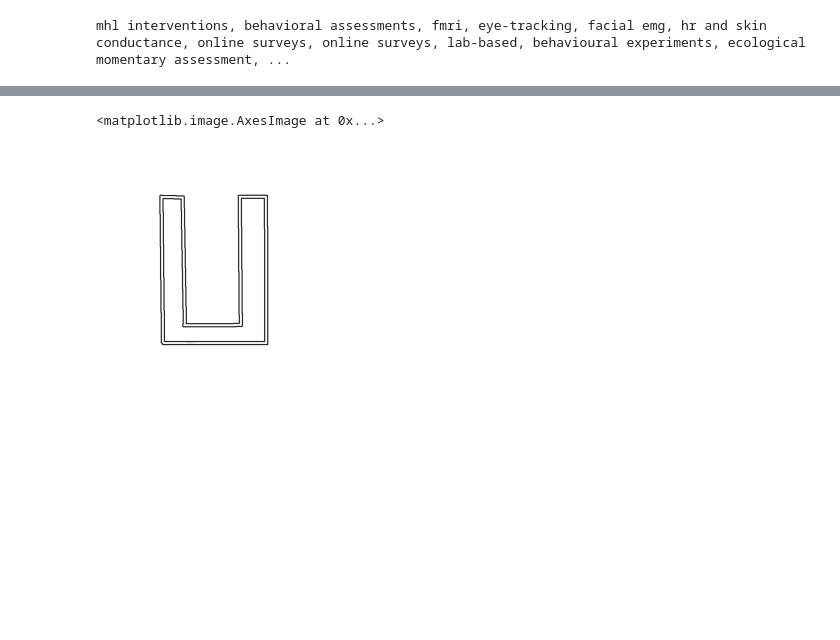
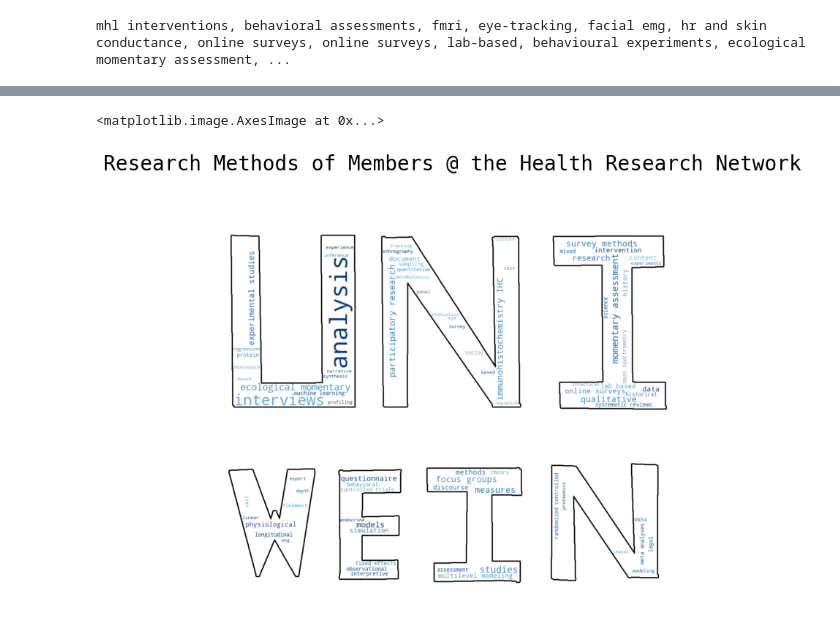
Before and after one commit to lakhi/health_in_society_research_network, a Jupyter notebook: notebooks/word_clouds.ipynb, the cells around one changed output, grey strips where cells are left out. Drawn from its saved outputs; the diff is of its cells as text; code cells hidden in the pictures; blank space fills up the shorter version.

```diff
--- a/notebooks/word_clouds.ipynb
+++ b/notebooks/word_clouds.ipynb
@@ -328,5 +330,8 @@ plt.show()
 # %%
 import numpy as np
+from matplotlib.colors import LinearSegmentedColormap
 
 uni_mask = np.array(Image.open('../data/raw/uni.png'))
-uni_mask
+
+blues = plt.cm.Blues(np.linspace(0.5, 1, 256))  # Adjust the 0.3 value to set the minimum lightness
+custom_blues = LinearSegmentedColormap.from_list("custom_blues", blues)
@@ -351,11 +338,12 @@ array([[[255, 255, 255, 255],
-# %%
-wc = WordCloud(background_color = 'white', mask = uni_mask, contour_width = 2,
-    contour_color = 'black', colormap = 'BuPu_r', width = 800, height = 500).generate(rm_keywords_text)
-plt.axis("off")
-plt.imshow(wc)
-# %% [output]
-<matplotlib.image.AxesImage at 0x...>
-[figure, removed]
+# %%
+wc = WordCloud(width=800, height=400, max_font_size=60, max_words=80, colormap=custom_blues, background_color='white', mask = uni_mask, contour_width = 2).generate(rm_keywords_text)
+plt.gcf().set_size_inches(10, 8)
+plt.axis("off")
+plt.title("Research Methods of Members @ the Health Research Network", fontsize=20, fontfamily='monospace', pad=20)
+plt.imshow(wc, interpolation='bilinear')
+# %% [output]
+<matplotlib.image.AxesImage at 0x...>
+[figure, added]
 # %%
 word_positions = wordcloud.layout_
 words = [word[0][0] for word in word_positions]
```
Also changed, not shown: parts of 4 cells of this notebook, 4 other files.
